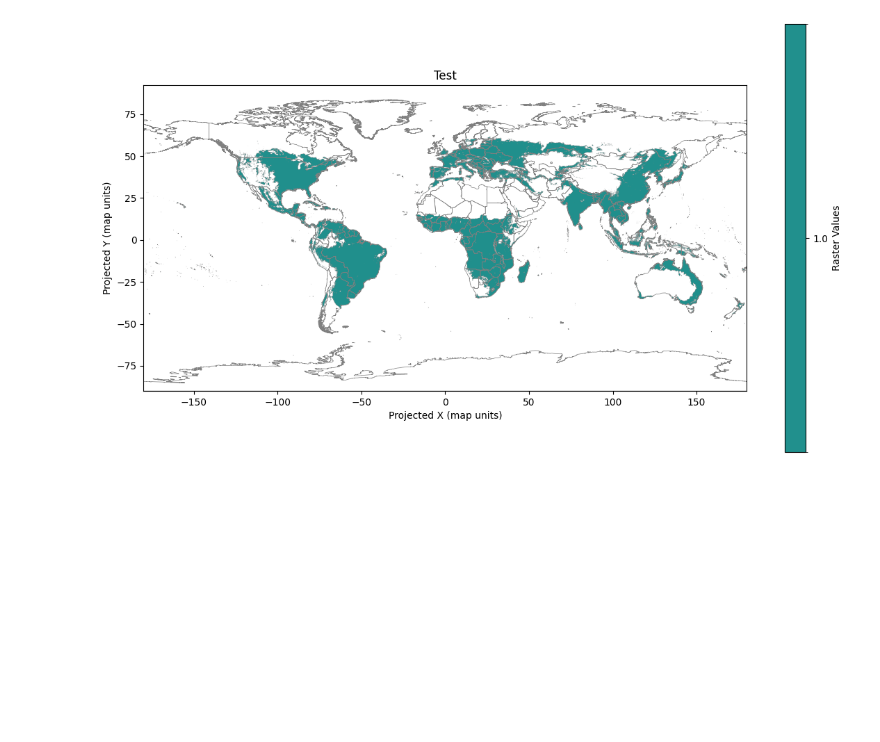
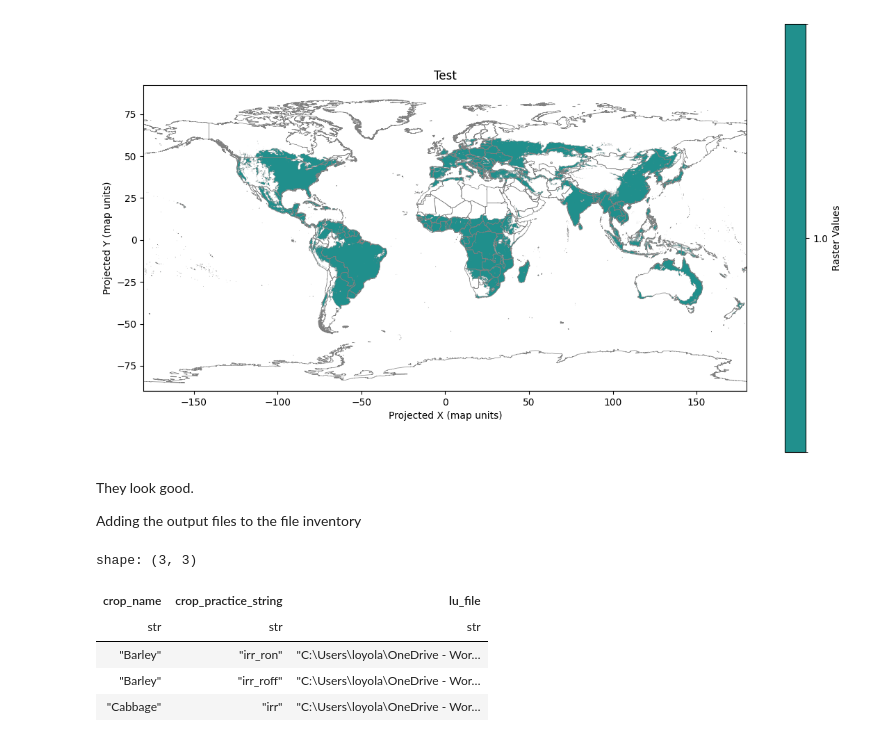
Before and after one commit to cloyolaangosto/SBTN_Test, a Jupyter notebook: documentation/SOC_Support/FAO_GAEZ_lu_yields.ipynb, the cells around one changed output. Saved outputs shown, nothing was run; the diff lists cells and outputs as text; code cells hidden in the pictures; blank space fills up the shorter version.

```diff
--- a/documentation/SOC_Support/FAO_GAEZ_lu_yields.ipynb
+++ b/documentation/SOC_Support/FAO_GAEZ_lu_yields.ipynb
@@ -118,12 +119,3 @@ Adding oil palm rainfed cause some reason is not there...
-# %%
-new_row = pl.DataFrame({
-    "crop_name": ["Oil palm"],
-    "crop_practice_string": ["rf"],
-    "crop_type": ["permanent"],
-    "irrigation_practice": ["rf"],
-})
-
-sbtn_crops = pl.concat([sbtn_crops, new_row])
 # %% [markdown]
 There a few crop names that need adjustment from FAO GAEZ
 # %%
@@ -186,3 +180,7 @@ sbtn_crops = sbtn_crops.filter(pl.col("tech_code").is_not_null())
+# %%
+sbtn_crops = sbtn_crops.select(
+    pl.all().exclude("^.*_right$")
+)
 # %% [markdown]
 ## Creating land use maps
 # %% [markdown]
@@ -270,6 +268,8 @@ def create_lu_raster(
 # %%
 output_folder = str(data_path("land_use","FAO_GAEZ"))
 # %%
+output_rows = []
+
 for row in sbtn_crops.iter_rows(named=True):
     input_raster = row["filepath"]
     crop_name = row["crop_name"]
@@ -278,12 +278,21 @@ for row in sbtn_crops.iter_rows(named=True):
     output_name = f"lu_gaez_{crop_name}_{practice_id}"
 
     print(f"Creating FAO GAEZ v5 based land use map for {crop_name}_{practice_id}")
-    create_lu_raster(
+    lu_path = create_lu_raster(
         input_fao_raster_path = input_raster,
         output_folder = output_folder,
         output_name = output_name
     )
 
+    #add all info to a df
+    output_rows.append(
+        {"crop_name": crop_name,
+        "crop_practice_string": practice_id,
+        "lu_file": lu_path}
+    )
+
+df_lu_list = pl.dataframe(output_rows)
+
 print("\nFinished!")
 # %% [output]
 Creating FAO GAEZ v5 based land use map for Barley_irr_ron
@@ -315,3 +324,18 @@ mp.plot_raster_on_world_extremes_cutoff("../../data/land_use/FAO_GAEZ/lu_gaez_To
 # %% [output]
 Raster has 1 unique values. Min: 1.00. Max: 1.00
 [figure]
+# %% [markdown]
+They look good.
+
+Adding the output files to the file inventory
+# %%
+df_lu_files = pl.DataFrame(output_rows)
+# %%
+df_lu_files.head(3)
+# %% [output]
+shape: (3, 3)
+| crop_name | crop_practice_string | lu_file |
+| str | str | str |
+| "Barley" | "irr_ron" | "C:\Users\loyola\OneDrive - Wor… |
+| "Barley" | "irr_roff" | "C:\Users\loyola\OneDrive - Wor… |
+| "Cabbage" | "irr" | "C:\Users\loyola\OneDrive - Wor… |
```
Also changed, not shown: parts of 32 cells of this notebook, 10 other files.
